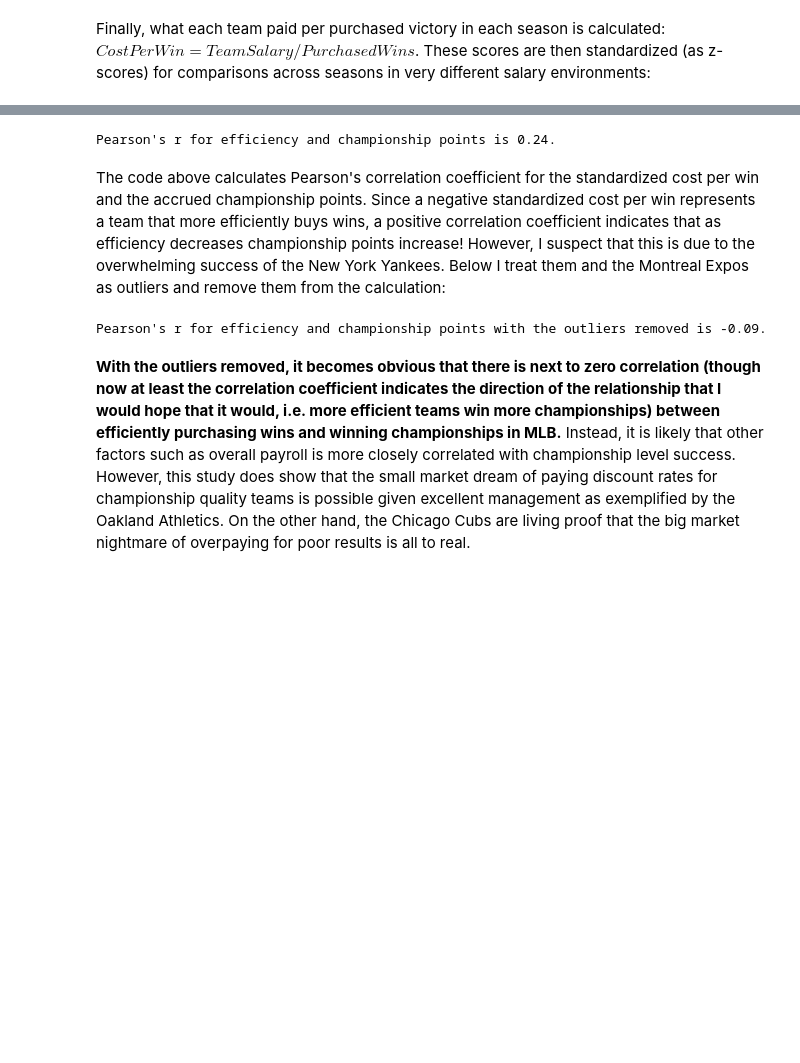
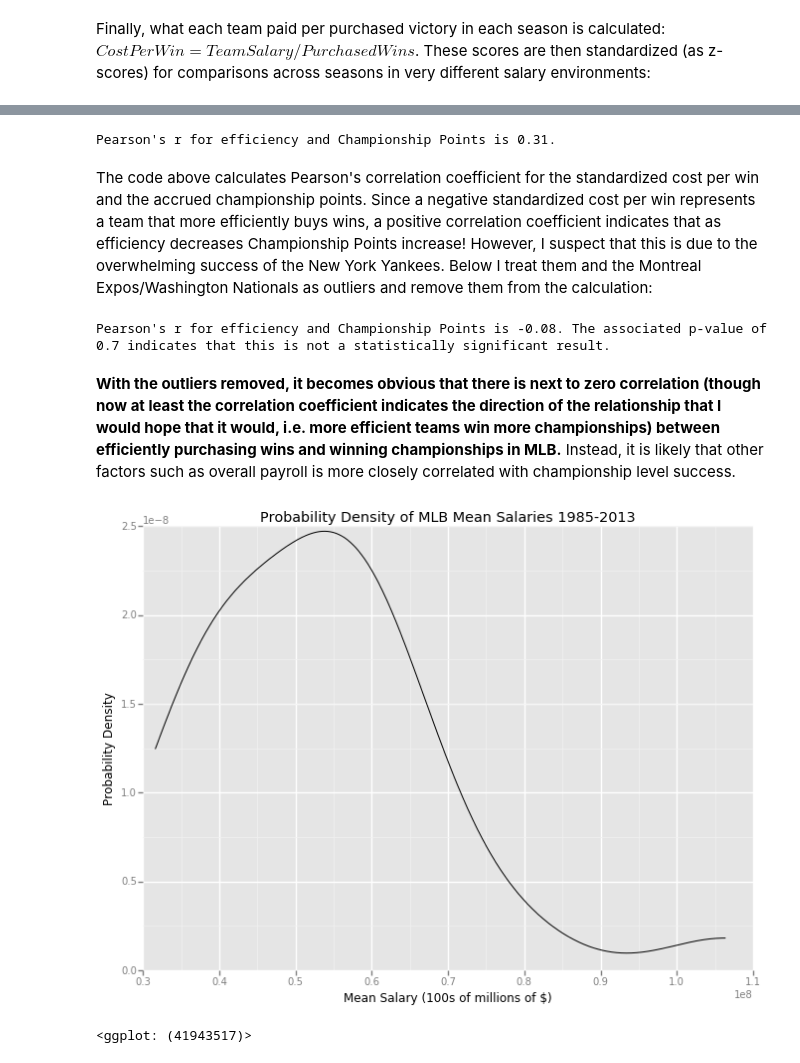
Before and after one commit to adamwri/Data-Analyst-Nanodegree, a Jupyter notebook: Project_2_Efficiency_and_Championships_in_MLB.ipynb, the cells around one changed output, grey strips where cells are left out. Saved outputs shown, nothing was run; the diff lists cells and outputs as text; code cells hidden in the pictures; blank space fills up the shorter version.

```diff
--- a/Project_2_Efficiency_and_Championships_in_MLB.ipynb
+++ b/Project_2_Efficiency_and_Championships_in_MLB.ipynb
@@ -104,18 +173,32 @@ On the opposite end of the spectrum, the New York Yankees (NYA) both paid the mo
 # %%
 efficiency_r = round(efficiency['zcost_per_win'].corr(efficiency['championship_points']), 2)
 
-print "Pearson's r for efficiency and championship points is {}.".format(efficiency_r)
+print "Pearson's r for efficiency and Championship Points is {}.".format(efficiency_r)
 # %% [output]
-Pearson's r for efficiency and championship points is 0.24.
+Pearson's r for efficiency and Championship Points is 0.31.
 # %% [markdown]
-The code above calculates Pearson's correlation coefficient for the standardized cost per win and the accrued championship points. Since a negative standardized cost per win represents a team that more efficiently buys wins, a positive correlation coefficient indicates that as efficiency decreases championship points increase! However, I suspect that this is due to the overwhelming success of the New York Yankees. Below I treat them and the Montreal Expos as outliers and remove them from the calculation:
+The code above calculates Pearson's correlation coefficient for the standardized cost per win and the accrued championship points. Since a negative standardized cost per win represents a team that more efficiently buys wins, a positive correlation coefficient indicates that as efficiency decreases Championship Points increase! However, I suspect that this is due to the overwhelming success of the New York Yankees. Below I treat them and the Montreal Expos/Washington Nationals as outliers and remove them from the calculation:
 # %%
-efficiency_no_outliers = efficiency.drop(['NYA', 'MON'])
+from scipy.stats import pearsonr
 
-efficiency_r = round(efficiency_no_outliers['zcost_per_win'].corr(efficiency_no_outliers['championship_points']), 2)
+efficiency_no_outliers = efficiency.drop(['NYA', 'WAS'])
 
-print "Pearson's r for efficiency and championship points with the outliers removed is {}.".format(efficiency_r)
+efficiency_r = list(pearsonr(efficiency_no_outliers['zcost_per_win'], efficiency_no_outliers['championship_points']))
+
+print "Pearson's r for efficiency and Championship Points is {}. The associated p-value of {} indicates that this is not a \
+statistically significant result.".format((round(efficiency_r[0], 2)), (round(efficiency_r[1], 2)))
 # %% [output]
-Pearson's r for efficiency and championship points with the outliers removed is -0.09.
+Pearson's r for efficiency and Championship Points is -0.08. The associated p-value of 0.7 indicates that this is not a statistically significant result.
 # %% [markdown]
-**With the outliers removed, it becomes obvious that there is next to zero correlation (though now at least the correlation coefficient indicates the direction of the relationship that I would hope that it would, i.e. more efficient teams win more championships) between efficiently purchasing wins and winning championships in MLB.** Instead, it is likely that other factors such as overall payroll is more closely correlated with championship level success. However, this study does show that the small market dream of paying discount rates for championship quality teams is possible given excellent management as exemplified by the Oakland Athletics. On the other hand, the Chicago Cubs are living proof that the big market nightmare of overpaying for poor results is all to real.
+**With the outliers removed, it becomes obvious that there is next to zero correlation (though now at least the correlation coefficient indicates the direction of the relationship that I would hope that it would, i.e. more efficient teams win more championships) between efficiently purchasing wins and winning championships in MLB.** Instead, it is likely that other factors such as overall payroll is more closely correlated with championship level success.
+# %%
+%matplotlib inline
+from ggplot import *
+
+ggplot(aes(x = 'mean_salary'), data=efficiency) + \
+    geom_density() + \
+    xlab('Mean Salary (100s of millions of $)') + ylab('Probability Density') + \
+    ggtitle('Probability Density of MLB Mean Salaries 1985-2013')
+# %% [output]
+[figure, added]
+<ggplot: (41943517)>
```
Also changed, not shown: parts of 17 cells of this notebook, 1 other file.
